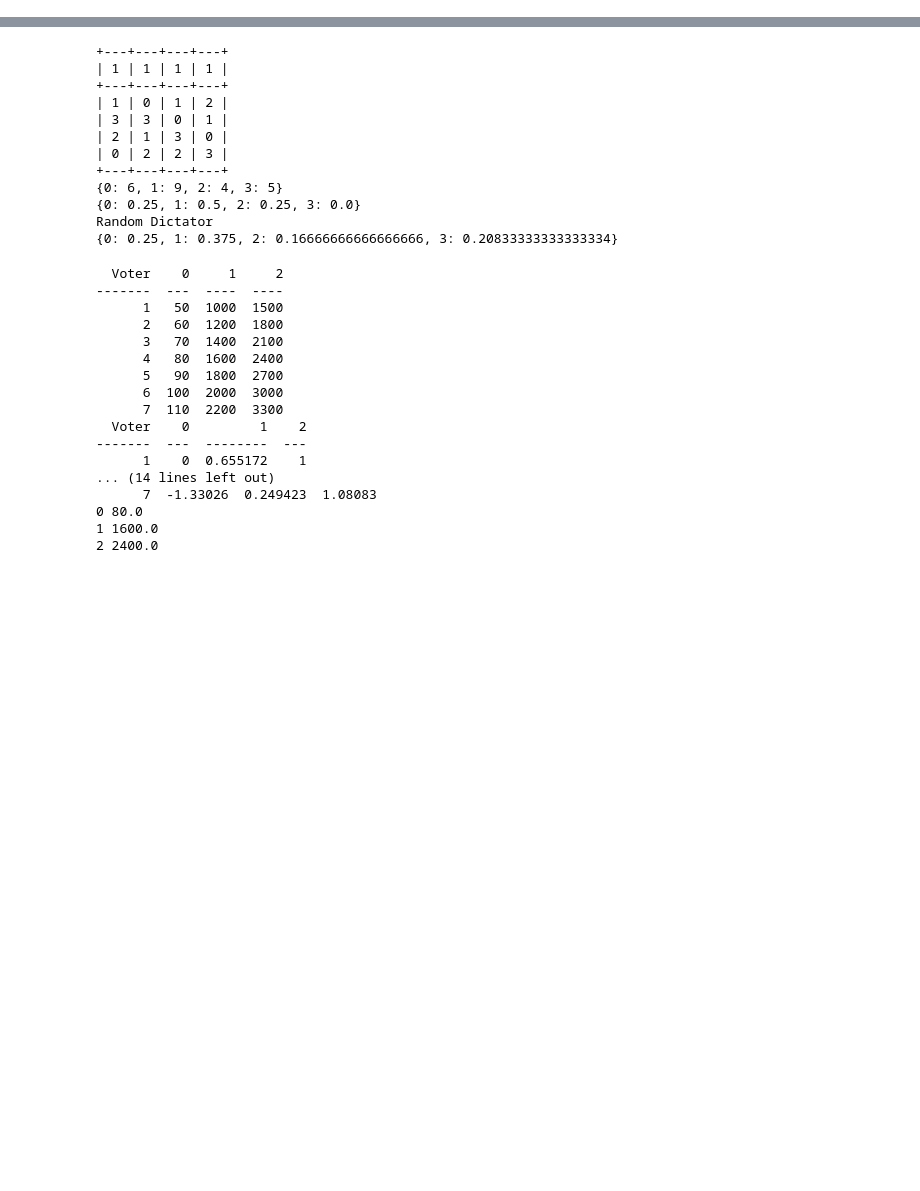
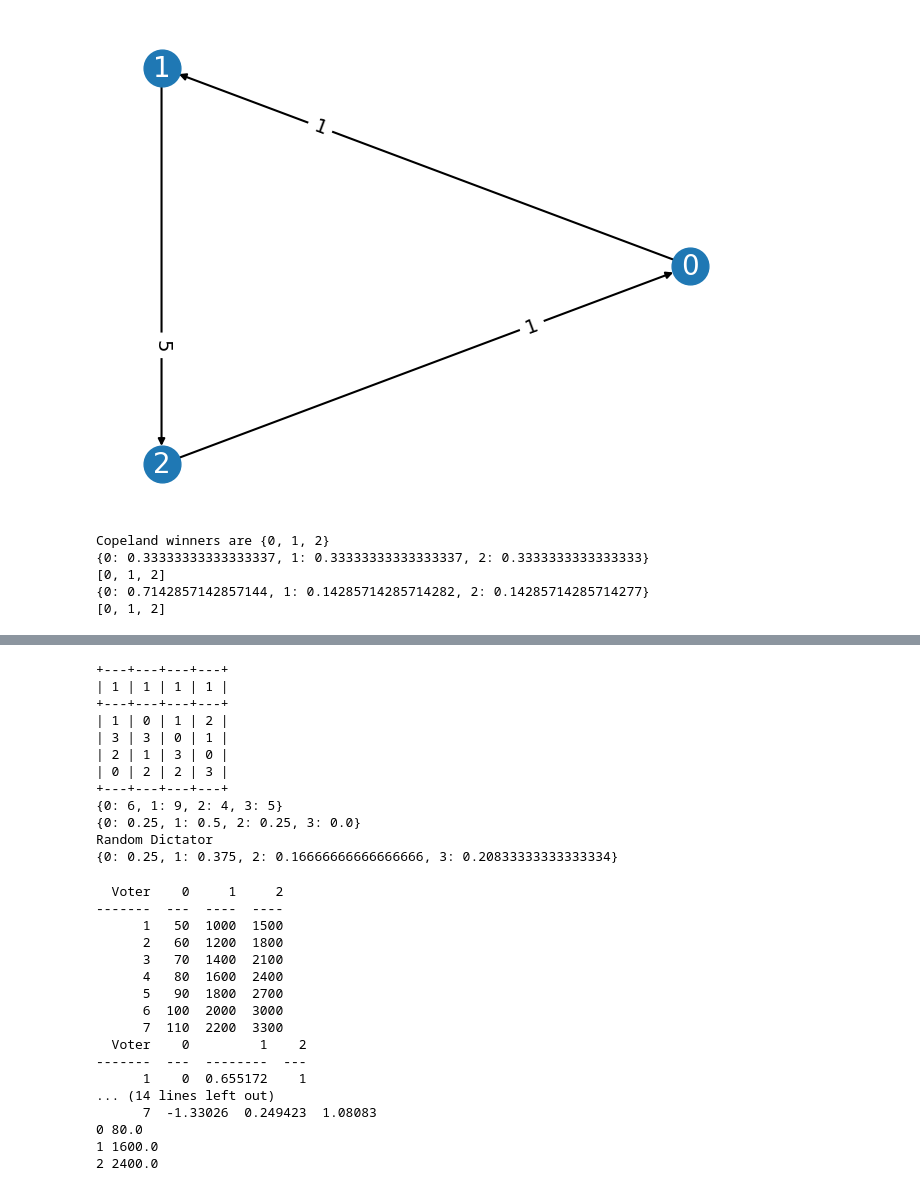
Before and after one commit to voting-tools/pref_voting, a Jupyter notebook: test.ipynb, the cells around one changed output, grey strips where cells are left out. Saved outputs shown, nothing was run; the diff lists cells and outputs as text; code cells hidden in the pictures; blank space fills up the shorter version.

Commit message:
add maximal lotteries

```diff
--- a/test.ipynb
+++ b/test.ipynb
@@ -18,0 +21,15 @@ from tqdm.notebook import tqdm
+# %%
+prof = generate_profile(3, 21)
+prof.display_margin_graph()
+copeland.display(prof)
+print(c1_maximal_lottery(prof))
+print(bipartisan(prof))
+print(maximal_lottery(prof))
+print(essential(prof))
+# %% [output]
+[figure, added]
+Copeland winners are {0, 1, 2}
+{0: 0.33333333333333337, 1: 0.33333333333333337, 2: 0.3333333333333333}
+[0, 1, 2]
+{0: 0.7142857142857144, 1: 0.14285714285714282, 2: 0.14285714285714277}
+[0, 1, 2]
```
Also changed, not shown: parts of 4 cells of this notebook, 8 other files.
